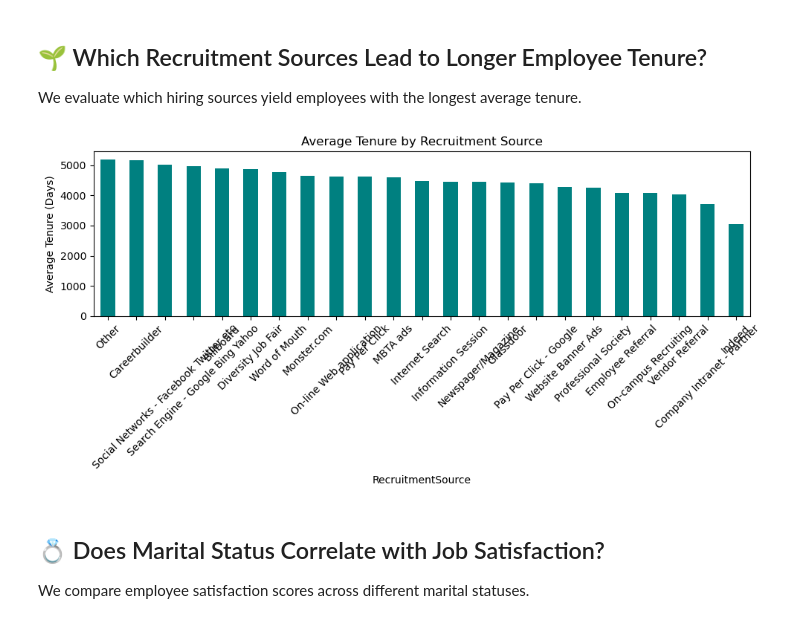
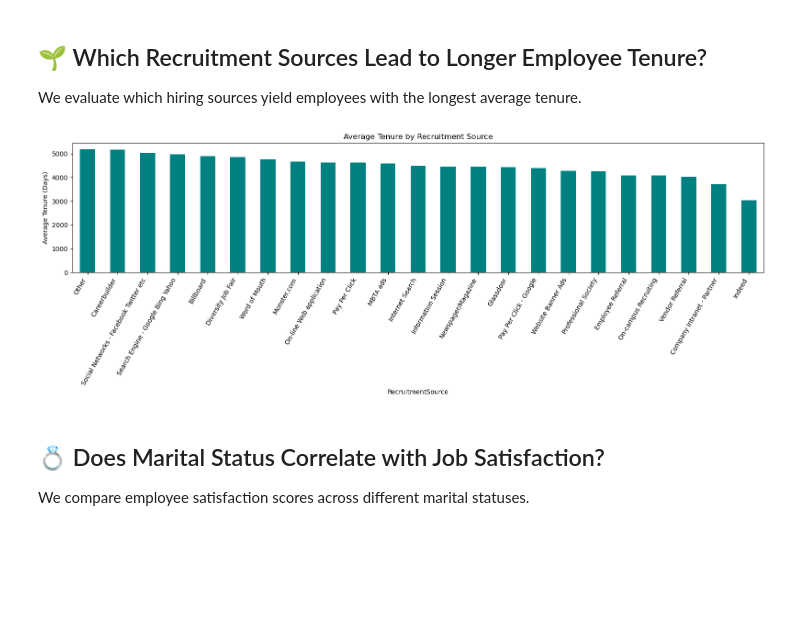
Before and after one commit to Bonus1337/hr-employee-analysis, a Jupyter notebook: hr-employee-analysis.ipynb, the cells around one changed output. Saved outputs shown, nothing was run; the diff lists cells and outputs as text; code cells hidden in the pictures; blank space fills up the shorter version.

Commit message:
Fix average tenure by recruitment source chart

```diff
--- a/hr-employee-analysis.ipynb
+++ b/hr-employee-analysis.ipynb
@@ -65,17 +65,17 @@ We evaluate which hiring sources yield employees with the longest average tenure
 # %%
 df['DateofHire'] = pd.to_datetime(df['DateofHire'], format='%m/%d/%Y', errors='coerce')
 df['DateofTermination'] = pd.to_datetime(df['DateofTermination'], format='%m/%d/%Y', errors='coerce')
 df['TenureDays'] = (df['DateofTermination'].fillna(pd.Timestamp.today()) - df['DateofHire']).dt.days
 
 tenure_by_source = df.groupby('RecruitmentSource')['TenureDays'].mean().sort_values(ascending=False)
-tenure_by_source.plot(kind='bar', figsize=(10,5), color='teal')
+tenure_by_source.plot(kind='bar', figsize=(16, 6), color='teal')
 plt.ylabel("Average Tenure (Days)")
 plt.title("Average Tenure by Recruitment Source")
-plt.xticks(rotation=45)
+plt.xticks(rotation=60, ha='right')
 plt.tight_layout()
 plt.show()
 # %% [output]
-[figure, old version]
+[figure, new version]
 # %% [markdown]
 ## 💍 Does Marital Status Correlate with Job Satisfaction?
 
```
